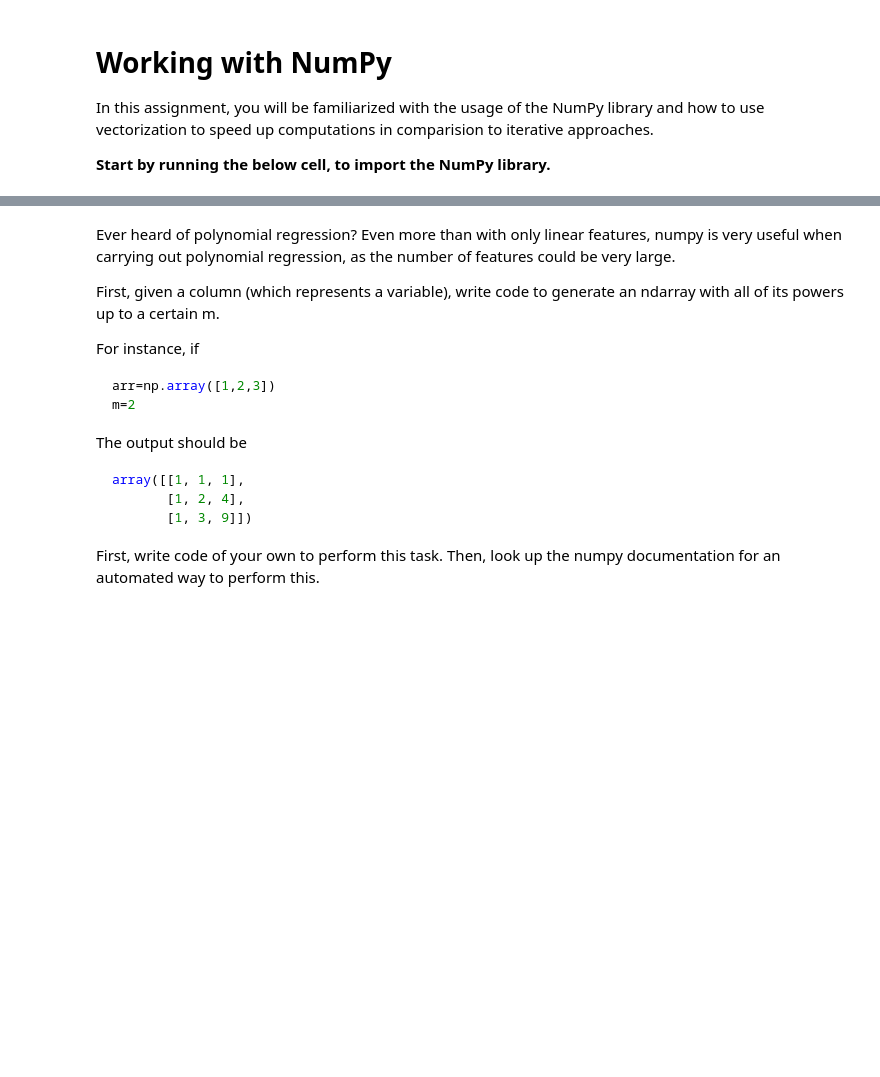
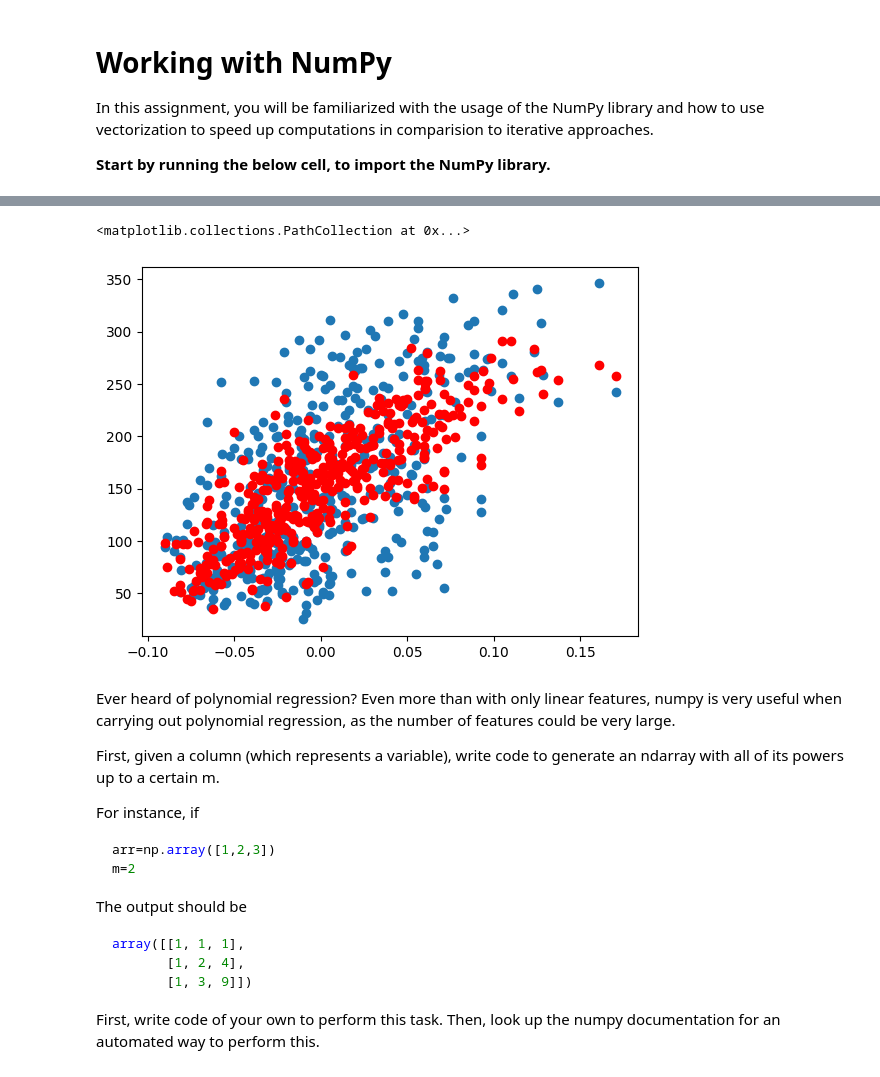
Before and after one commit to whiteraven37/Generative-AI-Transformer, a Jupyter notebook: Week1/Numpy Assignment/Numpy_Assignment.ipynb, the cells around one changed output, grey strips where cells are left out. Cells and saved outputs as stored; diff of their text form; code cells hidden in the pictures; blank space fills up the shorter version.

```diff
--- a/Week1/Numpy Assignment/Numpy_Assignment.ipynb
+++ b/Week1/Numpy Assignment/Numpy_Assignment.ipynb
@@ -8,3 +137,18 @@ import numpy as np
+# %%
+# Experiment with your model if you ran it not only with one feature, but with multiple features. Ofc, we won't be able to visualize it anymore
+from sklearn.datasets import load_diabetes
+from matplotlib import pyplot as plt
+X, y = load_diabetes(return_X_y=True)
+X=np.hstack((np.ones((X.shape[0],1)),X))
+
+# <START>
+# Use numpy code alone to find the coefficients of x and the constant term 1 to best approximate the given function
+coefs = np.ones(X.shape[1])
+plt.scatter(X[:,3], y)
+plt.scatter(X[:,3], np.matmul(X, coefs), color='red')
+# %% [output]
+<matplotlib.collections.PathCollection at 0x...>
+[figure, added]
 # %% [markdown]
 Ever heard of polynomial regression? Even more than with only linear features, numpy is very useful when carrying out polynomial regression, as the number of features could be very large.
 
```
Also changed, not shown: parts of 9 cells of this notebook.
